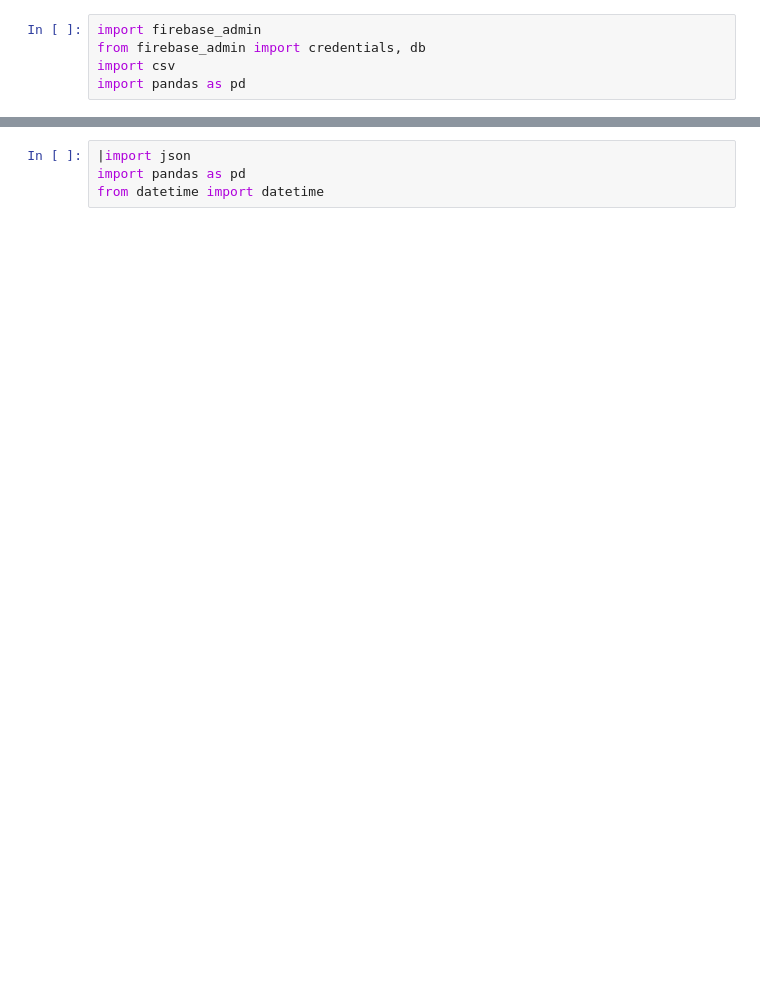
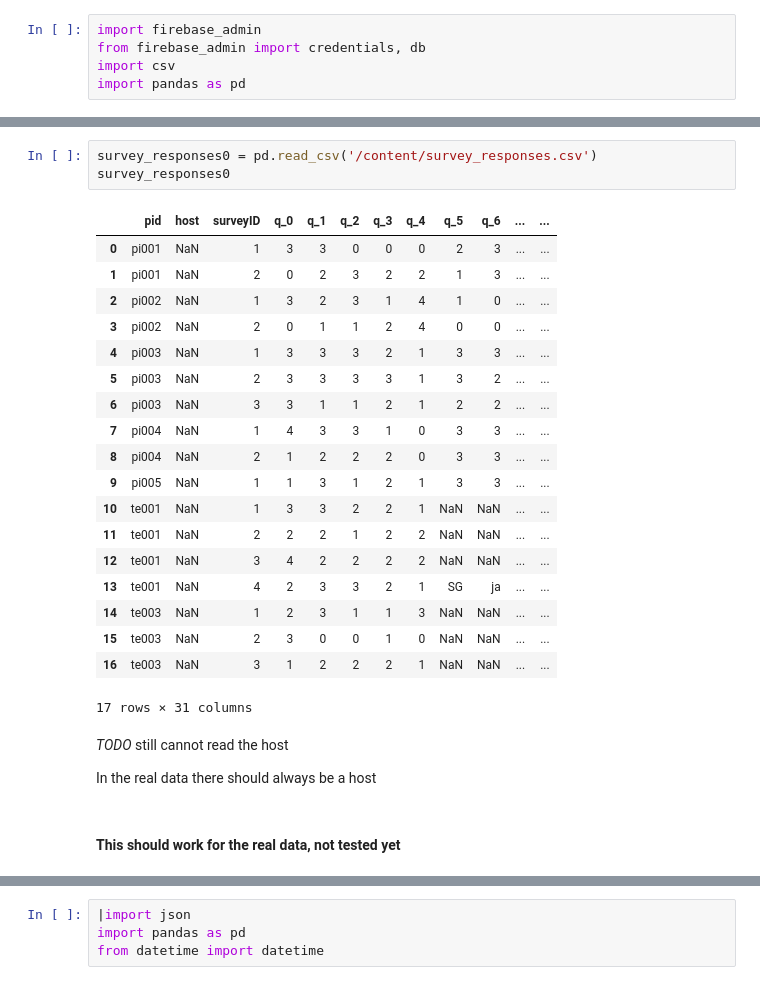
Before and after one commit to jzheng23/colab, a Jupyter notebook: Smartphone_screeentime.ipynb, the cells around one changed output, grey strips where cells are left out. Drawn from its saved outputs; the diff is of its cells as text; blank space fills up the shorter version.

```diff
--- a/Smartphone_screeentime.ipynb
+++ b/Smartphone_screeentime.ipynb
@@ -40,0 +255,29 @@ firebase_to_csv('/your/data/path', 'output.csv')
+# %%
+survey_responses0 = pd.read_csv('/content/survey_responses.csv')
+survey_responses0
+# %% [output]
+|  | pid | host | surveyID | q_0 | q_1 | q_2 | q_3 | q_4 | q_5 | q_6 | ... | ... |
+| 0 | pi001 | NaN | 1 | 3 | 3 | 0 | 0 | 0 | 2 | 3 | ... | ... |
+| 1 | pi001 | NaN | 2 | 0 | 2 | 3 | 2 | 2 | 1 | 3 | ... | ... |
+| 2 | pi002 | NaN | 1 | 3 | 2 | 3 | 1 | 4 | 1 | 0 | ... | ... |
+| 3 | pi002 | NaN | 2 | 0 | 1 | 1 | 2 | 4 | 0 | 0 | ... | ... |
+| 4 | pi003 | NaN | 1 | 3 | 3 | 3 | 2 | 1 | 3 | 3 | ... | ... |
+| 5 | pi003 | NaN | 2 | 3 | 3 | 3 | 3 | 1 | 3 | 2 | ... | ... |
+| 6 | pi003 | NaN | 3 | 3 | 1 | 1 | 2 | 1 | 2 | 2 | ... | ... |
+| 7 | pi004 | NaN | 1 | 4 | 3 | 3 | 1 | 0 | 3 | 3 | ... | ... |
+| 8 | pi004 | NaN | 2 | 1 | 2 | 2 | 2 | 0 | 3 | 3 | ... | ... |
+| 9 | pi005 | NaN | 1 | 1 | 3 | 1 | 2 | 1 | 3 | 3 | ... | ... |
+| 10 | te001 | NaN | 1 | 3 | 3 | 2 | 2 | 1 | NaN | NaN | ... | ... |
+| 11 | te001 | NaN | 2 | 2 | 2 | 1 | 2 | 2 | NaN | NaN | ... | ... |
+| 12 | te001 | NaN | 3 | 4 | 2 | 2 | 2 | 2 | NaN | NaN | ... | ... |
+| 13 | te001 | NaN | 4 | 2 | 3 | 3 | 2 | 1 | SG | ja | ... | ... |
+| 14 | te003 | NaN | 1 | 2 | 3 | 1 | 1 | 3 | NaN | NaN | ... | ... |
+| 15 | te003 | NaN | 2 | 3 | 0 | 0 | 1 | 0 | NaN | NaN | ... | ... |
+| 16 | te003 | NaN | 3 | 1 | 2 | 2 | 2 | 1 | NaN | NaN | ... | ... |
+17 rows × 31 columns
+# %% [markdown]
+*TODO* still cannot read the host
+
+In the real data there should always be a host
+# %% [markdown]
+#### This should work for the real data, not tested yet
```
Also changed, not shown: parts of 36 cells of this notebook.
